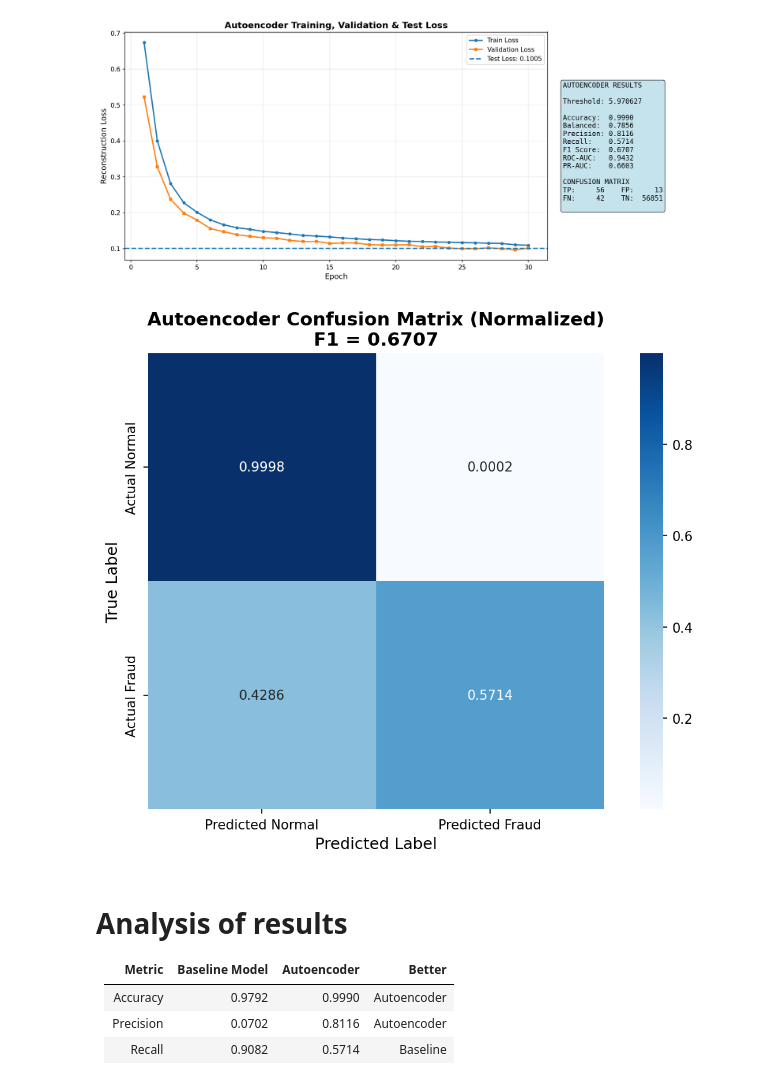
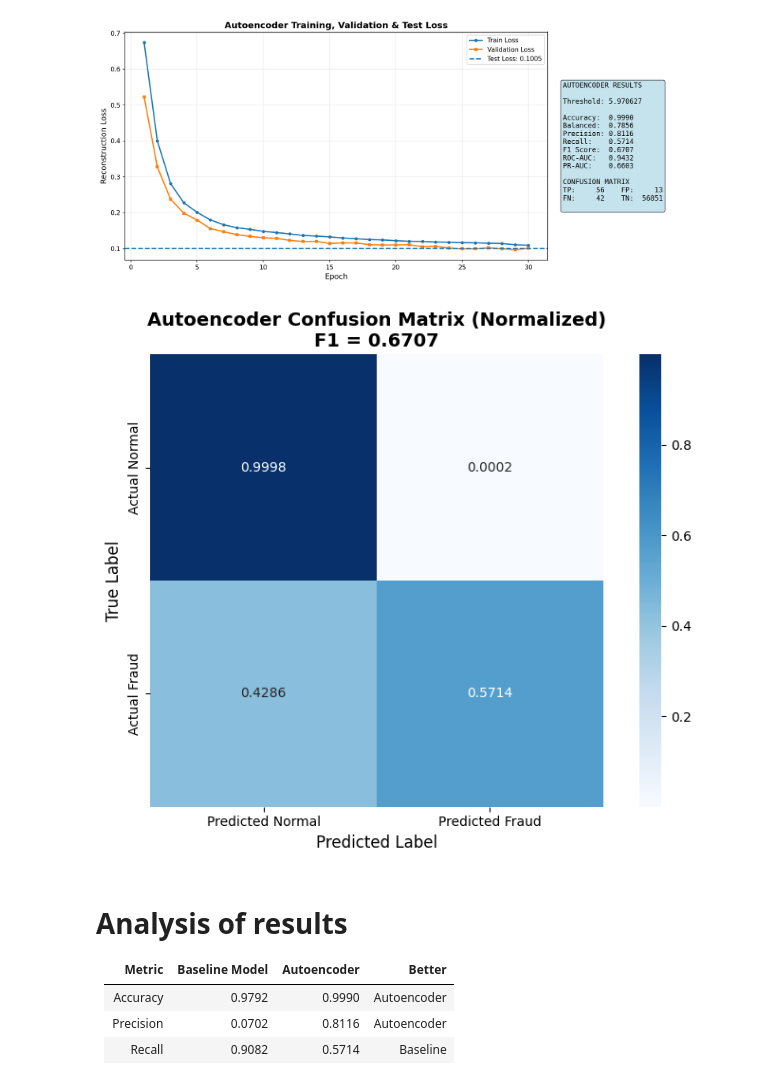
Before and after one commit to xenaria/credit-card-fraud-detection, a Jupyter notebook: Autoencoder.ipynb, the cells around one changed output. Saved outputs shown, nothing was run; the diff lists cells and outputs as text; code cells hidden in the pictures.

```diff
--- a/Autoencoder.ipynb
+++ b/Autoencoder.ipynb
@@ -582,35 +582,35 @@ import matplotlib.pyplot as plt
 import numpy as np
 
 # Extract confusion matrix
 cm = test_metrics["confusion_matrix"]
 
 # Normalize by row (actual class)
 cm_normalized = cm.astype('float') / cm.sum(axis=1)[:, np.newaxis]
 
-plt.figure(figsize=(8, 6), dpi=150)
+plt.figure(figsize=(8, 6))
 
 sns.heatmap(
     cm_normalized,
     annot=True,
     fmt='.4f',
     cmap='Blues',
     xticklabels=['Predicted Normal', 'Predicted Fraud'],
     yticklabels=['Actual Normal', 'Actual Fraud'],
     cbar=True,
     square=True
 )
 
 plt.title(
     f'Autoencoder Confusion Matrix (Normalized)\nF1 = {test_metrics["f1"]:.4f}',
     fontsize=14,
     fontweight='bold'
 )
 plt.xlabel('Predicted Label', fontsize=12)
 plt.ylabel('True Label', fontsize=12)
 plt.tight_layout()
 plt.show()
 # %% [output]
-[figure, old version]
+[figure, new version]
 # %% [markdown]
 # Analysis of results
 | Metric    | Baseline Model | Autoencoder | Better        |
```
